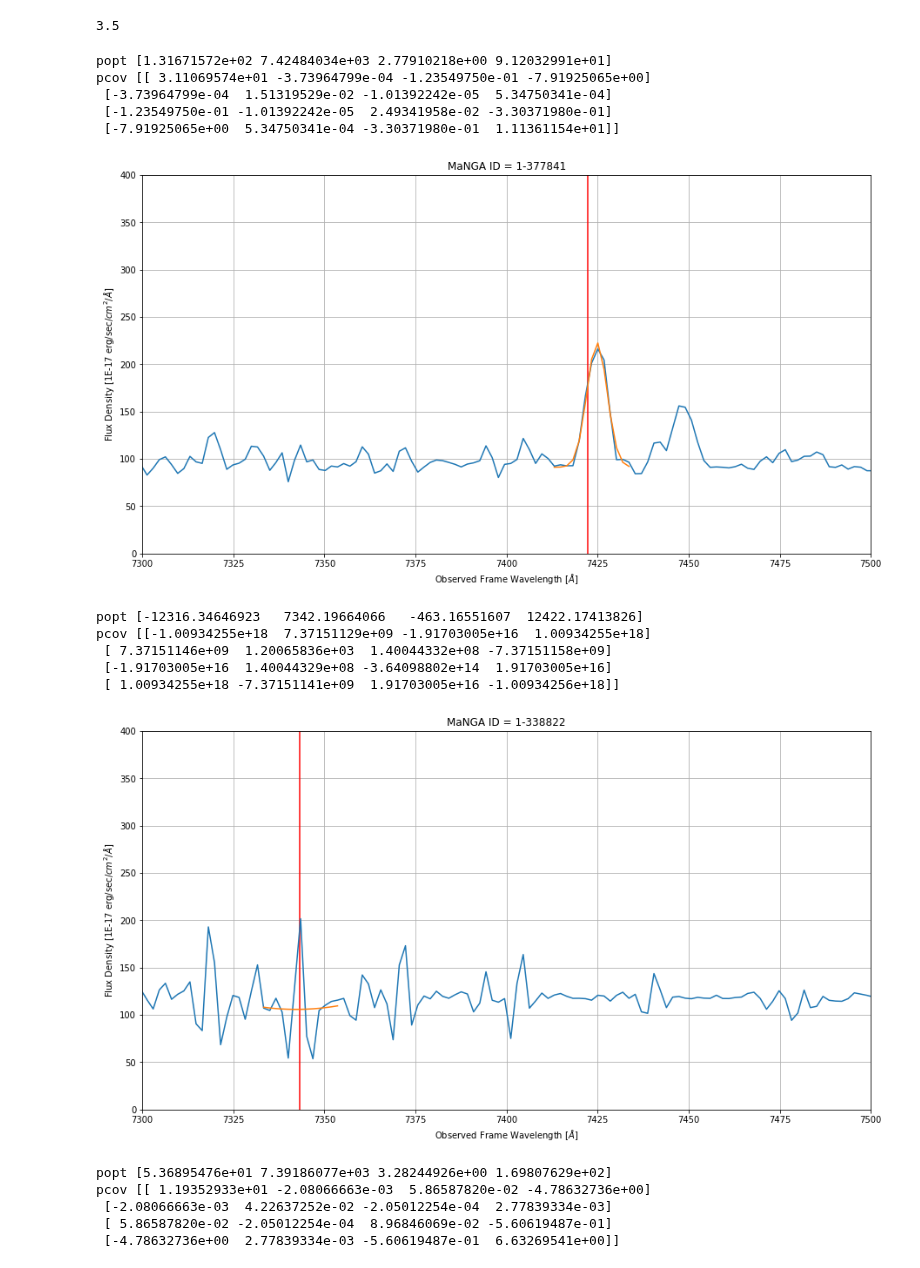
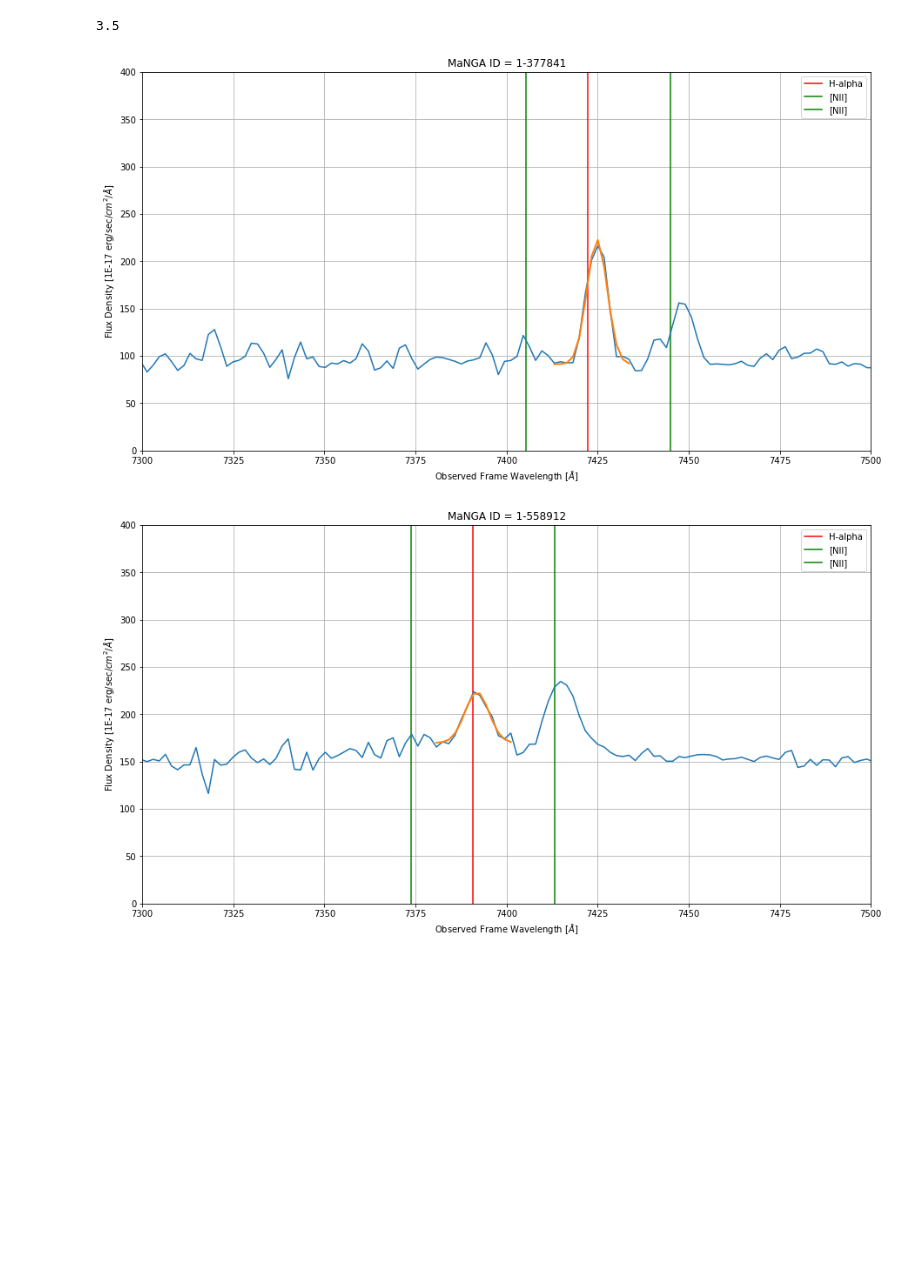
Before and after one commit to Natacha-U/Snr-Prj, a Jupyter notebook: Notebooks/H-Alpha/H-Alpha_Gaussian_Generator.ipynb, the cells around one changed output. Drawn from its saved outputs; the diff is of its cells as text; code cells hidden in the pictures; blank space fills up the shorter version.

Commit message:
fixed gaussian graphs

```diff
--- a/Notebooks/H-Alpha/H-Alpha_Gaussian_Generator.ipynb
+++ b/Notebooks/H-Alpha/H-Alpha_Gaussian_Generator.ipynb
@@ -5,8 +5,9 @@ from astropy.io import fits
 from scipy.optimize import curve_fit
 from scipy.integrate import quad
 # %%
-ha_list = [('8133-12705', 0.130943), ('8137-9101', 0.118865), ('8256-12704', 0.12611), ('8616-3703', 0.135063),
+ha_list = [('8133-12705', 0.130943), ('8256-12704', 0.12611), ('8616-3703', 0.135063),
              ('8720-12702', 0.134953), ('8721-3701', 0.118101)]
+#('8137-9101', 0.118865),
 
 ha_list_uncertain = ['8155-6103(?)', '8254-6103(?)', '8338-12705(?)', '8606-12704(?)']
 
@@ -99,53 +100,39 @@ for plateifu in ha_list:
 #     sigma = np.std(sumflux_slice)
     base = min(sumflux_slice)
 
 #     print('amp', amp)
 #     print('sigma', sigma)
 #     print('base', base)
 
     popt, pcov = curve_fit(gaussian, wave_slice, sumflux_slice, p0 = [amp, mean, sigma, base])
-    print('popt', popt)
-    print('pcov', pcov)
+#     print('popt', popt)
+#     print('pcov', pcov)
 
 #     plt.plot(wave_slice, gaussian(wave_slice, *popt))
 #     plt.show()
 
 #     print(sumflux, len(sumflux))
 
     plt.figure(figsize = (15,8))
     plt.grid()
-    plt.axvline(6563*(1+plateifu[1]), color = 'red')
-#     plt.axvline(6548*(1+plateifu[1]), color = 'green')
-#     plt.axvline(6583*(1+plateifu[1]), color = 'green')
+    plt.axvline(6563*(1+plateifu[1]), color = 'red', label = 'H-alpha')
+    plt.axvline(6548*(1+plateifu[1]), color = 'green', label = '[NII]')
+    plt.axvline(6583*(1+plateifu[1]), color = 'green', label = '[NII]')
+    plt.legend()
 #     plt.axvline(wave[lb], color = 'deeppink')
 #     plt.axvline(wave[ub], color = 'deeppink')
 #     plt.xlim(6300,6700)
     plt.xlim(7300, 7500)
 #     plt.xlim(wave[lb]-10, wave[ub]+10)
     plt.ylim(0,400)
     plt.xlabel('Observed Frame Wavelength ' + r'[$\AA$]')
     plt.ylabel('Flux Density [1E-17 erg/sec/'+r'$cm^2$/'+r'$\AA$]')
     plt.title(f'MaNGA ID = {mangaid}')
 
     plt.plot(wave, sumflux)
-    plt.plot(wave_slice, gaussian(wave_slice, *popt))
+    plt.plot(wave_slice, gaussian(wave_slice, *popt), linewidth = 2)
 
     plt.show()
 # %% [output]
-popt [1.31671572e+02 7.42484034e+03 2.77910218e+00 9.12032991e+01]
-pcov [[ 3.11069574e+01 -3.73964799e-04 -1.23549750e-01 -7.91925065e+00]
- [-3.73964799e-04  1.51319529e-02 -1.01392242e-05  5.34750341e-04]
- [-1.23549750e-01 -1.01392242e-05  2.49341958e-02 -3.30371980e-01]
- [-7.91925065e+00  5.34750341e-04 -3.30371980e-01  1.11361154e+01]]
-[figure, old version]
+[figure, new version]
-popt [-12316.34646923   7342.19664066   -463.16551607  12422.17413826]
-pcov [[-1.00934255e+18  7.37151129e+09 -1.91703005e+16  1.00934255e+18]
- [ 7.37151146e+09  1.20065836e+03  1.40044332e+08 -7.37151158e+09]
- [-1.91703005e+16  1.40044329e+08 -3.64098802e+14  1.91703005e+16]
- [ 1.00934255e+18 -7.37151141e+09  1.91703005e+16 -1.00934256e+18]]
-[figure, old version]
+[figure, new version]
-popt [5.36895476e+01 7.39186077e+03 3.28244926e+00 1.69807629e+02]
-pcov [[ 1.19352933e+01 -2.08066663e-03  5.86587820e-02 -4.78632736e+00]
- [-2.08066663e-03  4.22637252e-02 -2.05012254e-04  2.77839334e-03]
- [ 5.86587820e-02 -2.05012254e-04  8.96846069e-02 -5.60619487e-01]
- [-4.78632736e+00  2.77839334e-03 -5.60619487e-01  6.63269541e+00]]
```
Also changed, not shown: parts of 2 cells of this notebook.
